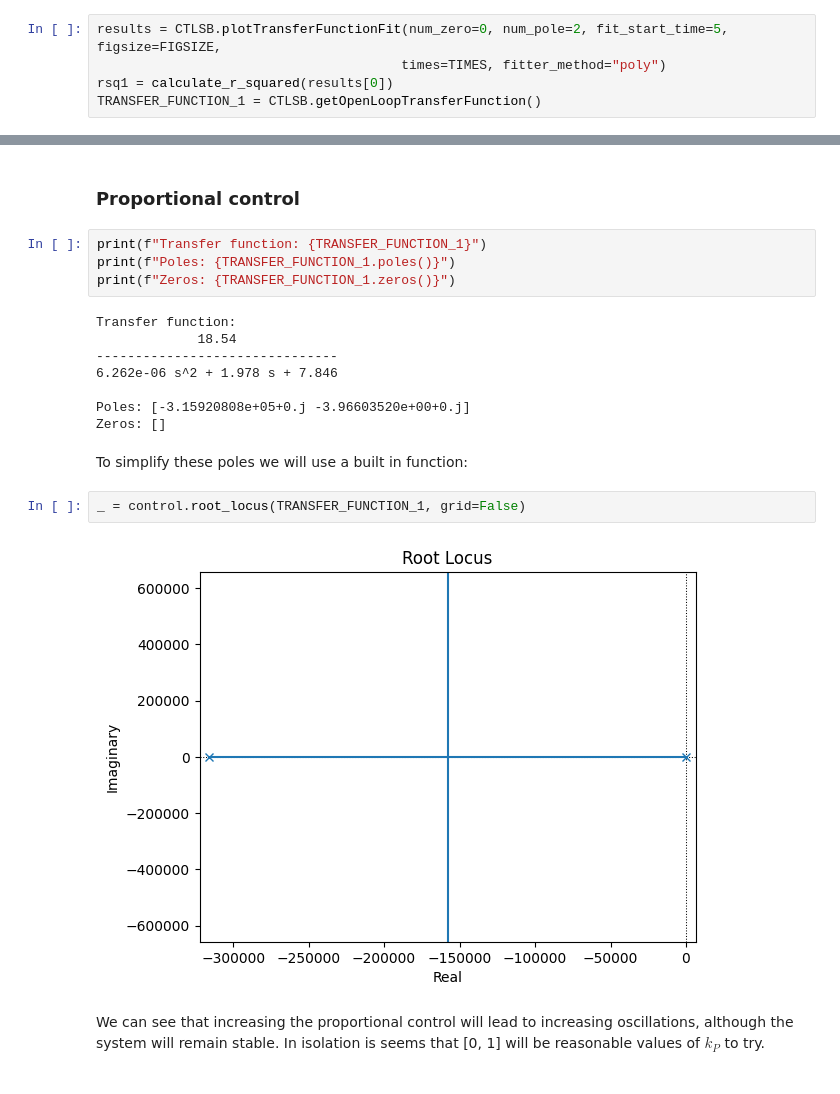
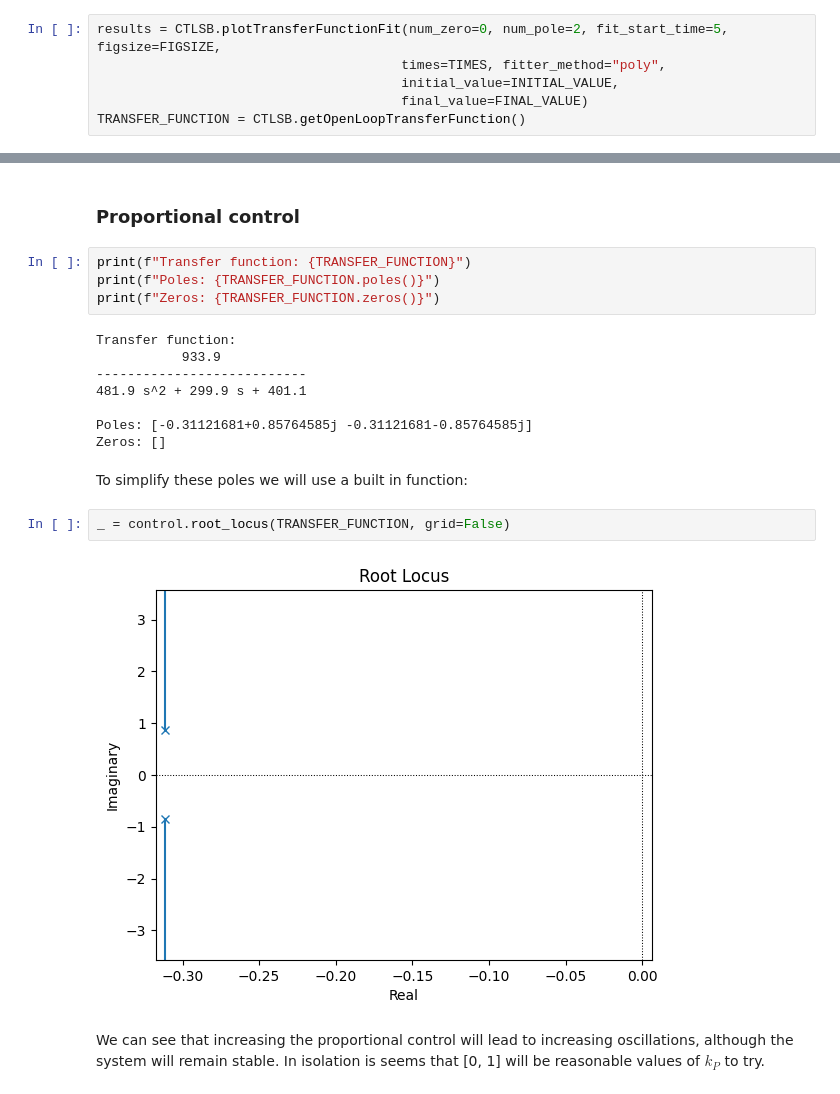
Before and after one commit to ModelEngineering/controlSBML, a Jupyter notebook: examples/cancer-vitamins.ipynb, the cells around one changed output, grey strips where cells are left out. Cells and saved outputs as stored; diff of their text form.

```diff
--- a/examples/cancer-vitamins.ipynb
+++ b/examples/cancer-vitamins.ipynb
@@ -108,7 +82,8 @@ Both cell types have similar responses to stepping up the vitamin concentration.
 System identification is a curve fitting procedure that constructs a transfer function that relates values of the input to those of the output. As before, we use a staircase of input values.
 # %%
 results = CTLSB.plotTransferFunctionFit(num_zero=0, num_pole=2, fit_start_time=5, figsize=FIGSIZE,
-                                       times=TIMES, fitter_method="poly")
-rsq1 = calculate_r_squared(results[0])
-TRANSFER_FUNCTION_1 = CTLSB.getOpenLoopTransferFunction()
+                                       times=TIMES, fitter_method="poly",
+                                       initial_value=INITIAL_VALUE,
+                                       final_value=FINAL_VALUE)
+TRANSFER_FUNCTION = CTLSB.getOpenLoopTransferFunction()
 # %% [output]
@@ -168,23 +127,23 @@ Error: CVODE Error: CV_CONV_FAILURE, Module: CVODES, Function: CVode, Message: A
 # %% [markdown]
 ### Proportional control
 # %%
-print(f"Transfer function: {TRANSFER_FUNCTION_1}")
-print(f"Poles: {TRANSFER_FUNCTION_1.poles()}")
-print(f"Zeros: {TRANSFER_FUNCTION_1.zeros()}")
+print(f"Transfer function: {TRANSFER_FUNCTION}")
+print(f"Poles: {TRANSFER_FUNCTION.poles()}")
+print(f"Zeros: {TRANSFER_FUNCTION.zeros()}")
 # %% [output]
 Transfer function:
-             18.54
--------------------------------
-6.262e-06 s^2 + 1.978 s + 7.846
+           933.9
+---------------------------
+481.9 s^2 + 299.9 s + 401.1
 
-Poles: [-3.15920808e+05+0.j -3.96603520e+00+0.j]
+Poles: [-0.31121681+0.85764585j -0.31121681-0.85764585j]
 Zeros: []
 # %% [markdown]
 To simplify these poles we will use a built in function:
 # %%
-_ = control.root_locus(TRANSFER_FUNCTION_1, grid=False)
+_ = control.root_locus(TRANSFER_FUNCTION, grid=False)
 # %% [output]
-[figure, old version]
+[figure, new version]
 # %% [markdown]
 We can see that increasing the proportional control will lead to increasing oscillations, although the system will remain stable. In isolation is seems that [0, 1] will be reasonable values of $k_P$ to try.
 # %% [markdown]
```
Also changed, not shown: parts of 25 cells of this notebook, 10 other files.
